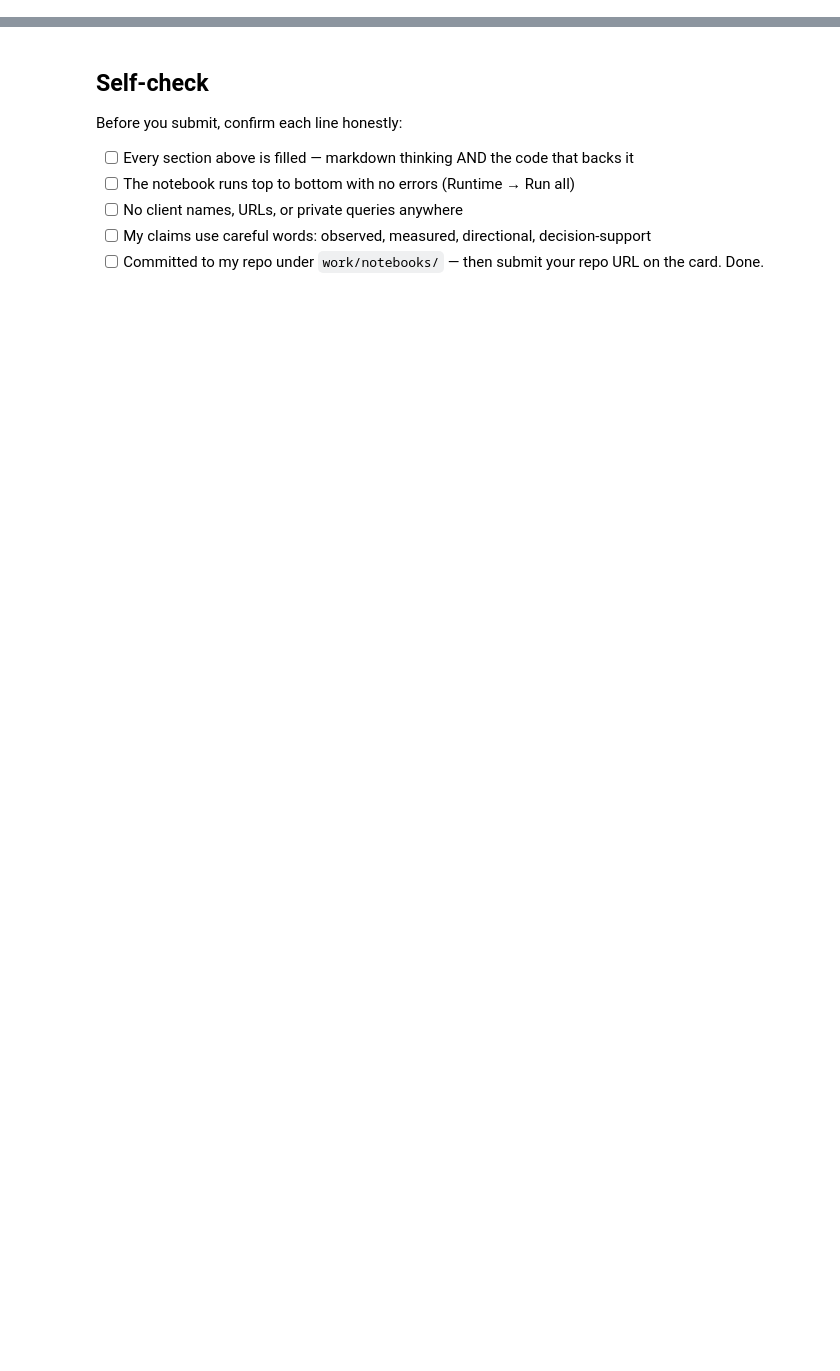
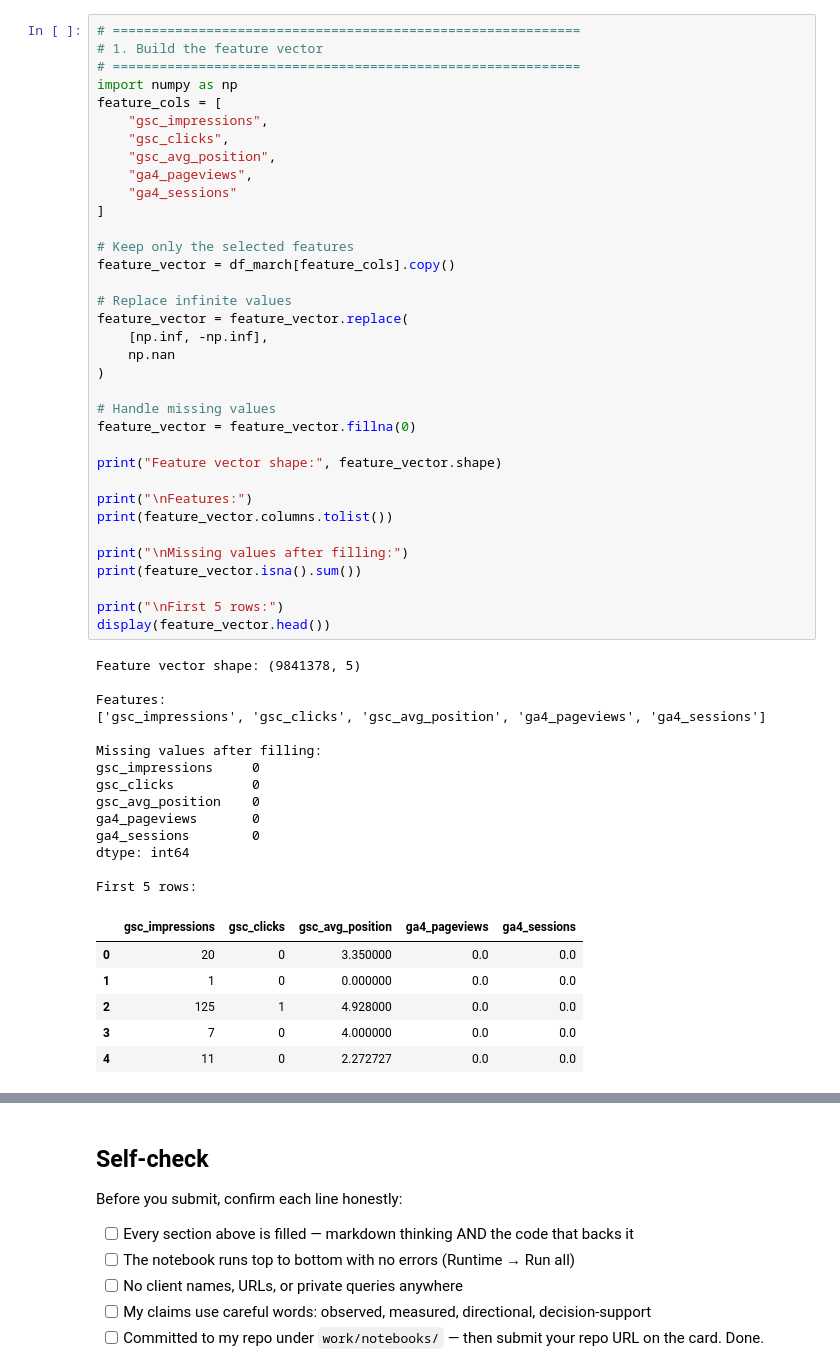
Before and after one commit to MotazSameh/flyrank-ml-internship, a Jupyter notebook: work/notebooks/w03_feature_leakage_check.ipynb, the cells around one changed output, grey strips where cells are left out. Saved outputs shown, nothing was run; the diff lists cells and outputs as text; blank space fills up the shorter version.

```diff
--- a/work/notebooks/w03_feature_leakage_check.ipynb
+++ b/work/notebooks/w03_feature_leakage_check.ipynb
@@ -36,0 +54,56 @@ This skeleton is yours to fill. Work the sections **in order** — each one has
+# %%
+# ============================================================
+# 1. Build the feature vector
+# ============================================================
+import numpy as np
+feature_cols = [
+    "gsc_impressions",
+    "gsc_clicks",
+    "gsc_avg_position",
+    "ga4_pageviews",
+    "ga4_sessions"
+]
+
+# Keep only the selected features
+feature_vector = df_march[feature_cols].copy()
+
+# Replace infinite values
+feature_vector = feature_vector.replace(
+    [np.inf, -np.inf],
+    np.nan
+)
+
+# Handle missing values
+feature_vector = feature_vector.fillna(0)
+
+print("Feature vector shape:", feature_vector.shape)
+
+print("\nFeatures:")
+print(feature_vector.columns.tolist())
+
+print("\nMissing values after filling:")
+print(feature_vector.isna().sum())
+
+print("\nFirst 5 rows:")
+display(feature_vector.head())
+# %% [output]
+Feature vector shape: (9841378, 5)
+
+Features:
+['gsc_impressions', 'gsc_clicks', 'gsc_avg_position', 'ga4_pageviews', 'ga4_sessions']
+
+Missing values after filling:
+gsc_impressions     0
+gsc_clicks          0
+gsc_avg_position    0
+ga4_pageviews       0
+ga4_sessions        0
+dtype: int64
+
+First 5 rows:
+|  | gsc_impressions | gsc_clicks | gsc_avg_position | ga4_pageviews | ga4_sessions |
+| 0 | 20 | 0 | 3.350000 | 0.0 | 0.0 |
+| 1 | 1 | 0 | 0.000000 | 0.0 | 0.0 |
+| 2 | 125 | 1 | 4.928000 | 0.0 | 0.0 |
+| 3 | 7 | 0 | 4.000000 | 0.0 | 0.0 |
+| 4 | 11 | 0 | 2.272727 | 0.0 | 0.0 |
```
Also changed, not shown: parts of 16 cells of this notebook.
